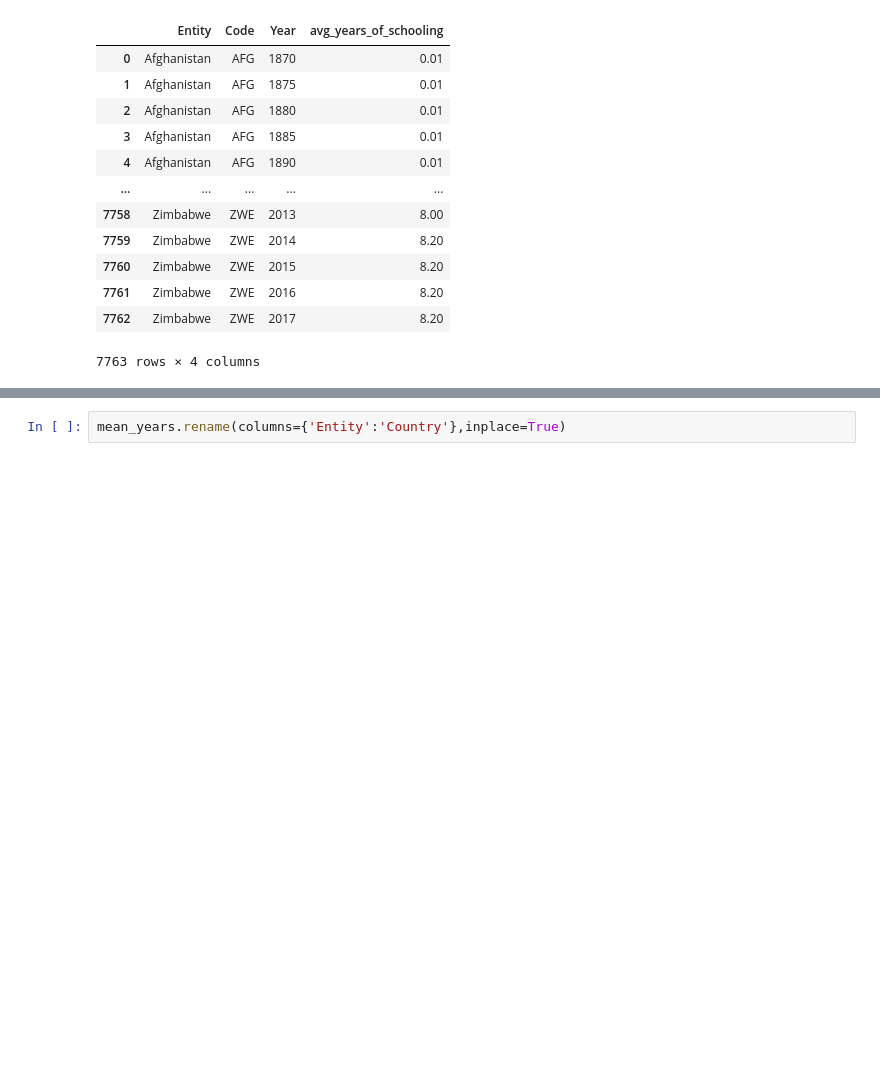
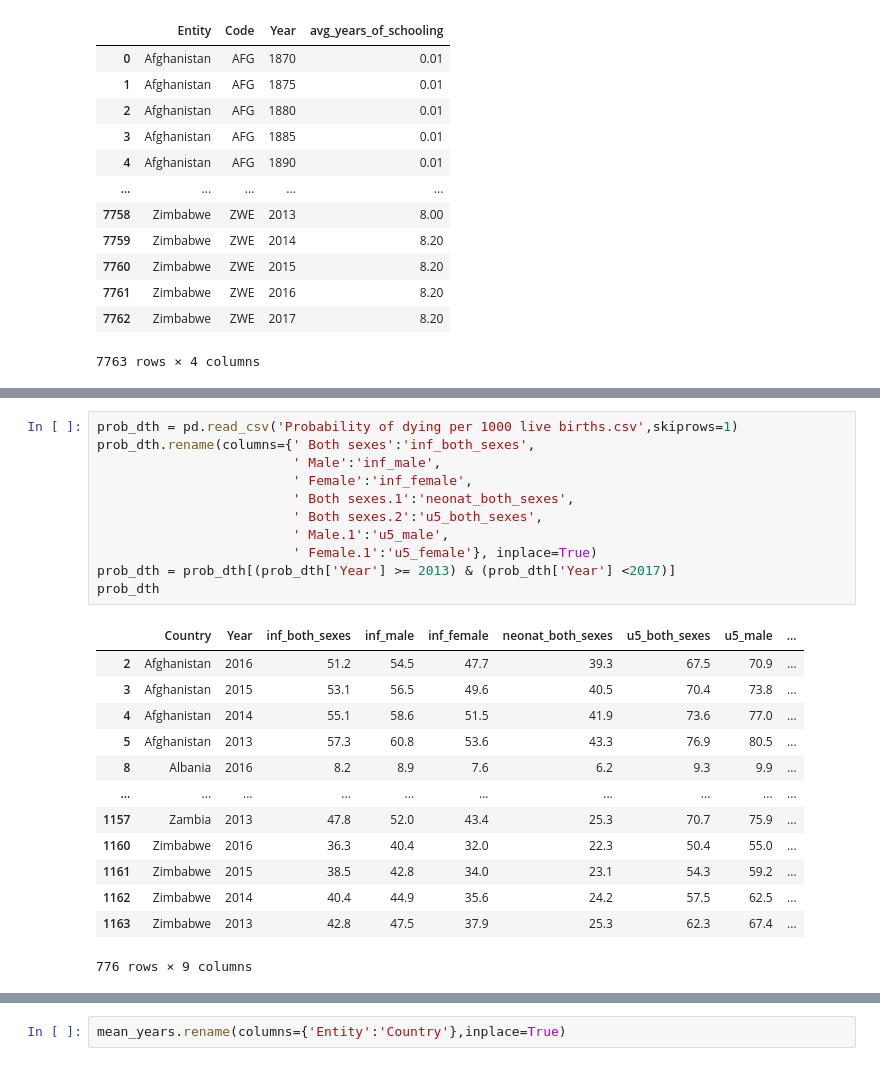
Before and after one commit to oludovisi/DSF_Final, a Jupyter notebook: DSF_Final_Project.ipynb, the cells around one changed output, grey strips where cells are left out. Cells and saved outputs as stored; diff of their text form; blank space fills up the shorter version.

```diff
--- a/DSF_Final_Project.ipynb
+++ b/DSF_Final_Project.ipynb
@@ -43,0 +61,25 @@ ad_mort_2016
+# %%
+prob_dth = pd.read_csv('Probability of dying per 1000 live births.csv',skiprows=1)
+prob_dth.rename(columns={' Both sexes':'inf_both_sexes',
+                         ' Male':'inf_male',
+                         ' Female':'inf_female',
+                         ' Both sexes.1':'neonat_both_sexes',
+                         ' Both sexes.2':'u5_both_sexes',
+                         ' Male.1':'u5_male',
+                         ' Female.1':'u5_female'}, inplace=True)
+prob_dth = prob_dth[(prob_dth['Year'] >= 2013) & (prob_dth['Year'] <2017)]
+prob_dth
+# %% [output]
+|  | Country | Year | inf_both_sexes | inf_male | inf_female | neonat_both_sexes | u5_both_sexes | u5_male | ... |
+| 2 | Afghanistan | 2016 | 51.2 | 54.5 | 47.7 | 39.3 | 67.5 | 70.9 | ... |
+| 3 | Afghanistan | 2015 | 53.1 | 56.5 | 49.6 | 40.5 | 70.4 | 73.8 | ... |
+| 4 | Afghanistan | 2014 | 55.1 | 58.6 | 51.5 | 41.9 | 73.6 | 77.0 | ... |
+| 5 | Afghanistan | 2013 | 57.3 | 60.8 | 53.6 | 43.3 | 76.9 | 80.5 | ... |
+| 8 | Albania | 2016 | 8.2 | 8.9 | 7.6 | 6.2 | 9.3 | 9.9 | ... |
+| ... | ... | ... | ... | ... | ... | ... | ... | ... | ... |
+| 1157 | Zambia | 2013 | 47.8 | 52.0 | 43.4 | 25.3 | 70.7 | 75.9 | ... |
+| 1160 | Zimbabwe | 2016 | 36.3 | 40.4 | 32.0 | 22.3 | 50.4 | 55.0 | ... |
+| 1161 | Zimbabwe | 2015 | 38.5 | 42.8 | 34.0 | 23.1 | 54.3 | 59.2 | ... |
+| 1162 | Zimbabwe | 2014 | 40.4 | 44.9 | 35.6 | 24.2 | 57.5 | 62.5 | ... |
+| 1163 | Zimbabwe | 2013 | 42.8 | 47.5 | 37.9 | 25.3 | 62.3 | 67.4 | ... |
+776 rows × 9 columns
```
Also changed, not shown: parts of 21 cells of this notebook, 1 other file.
